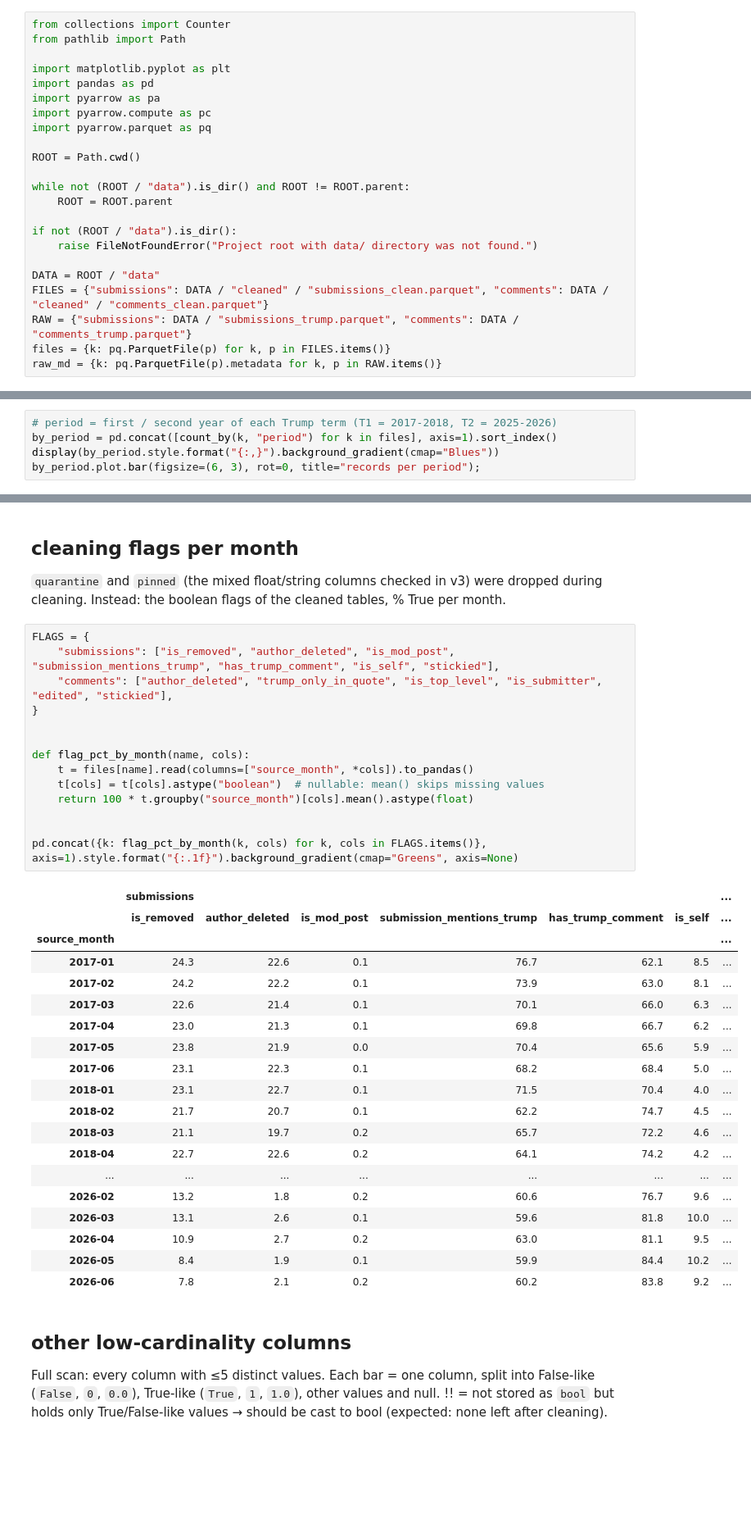
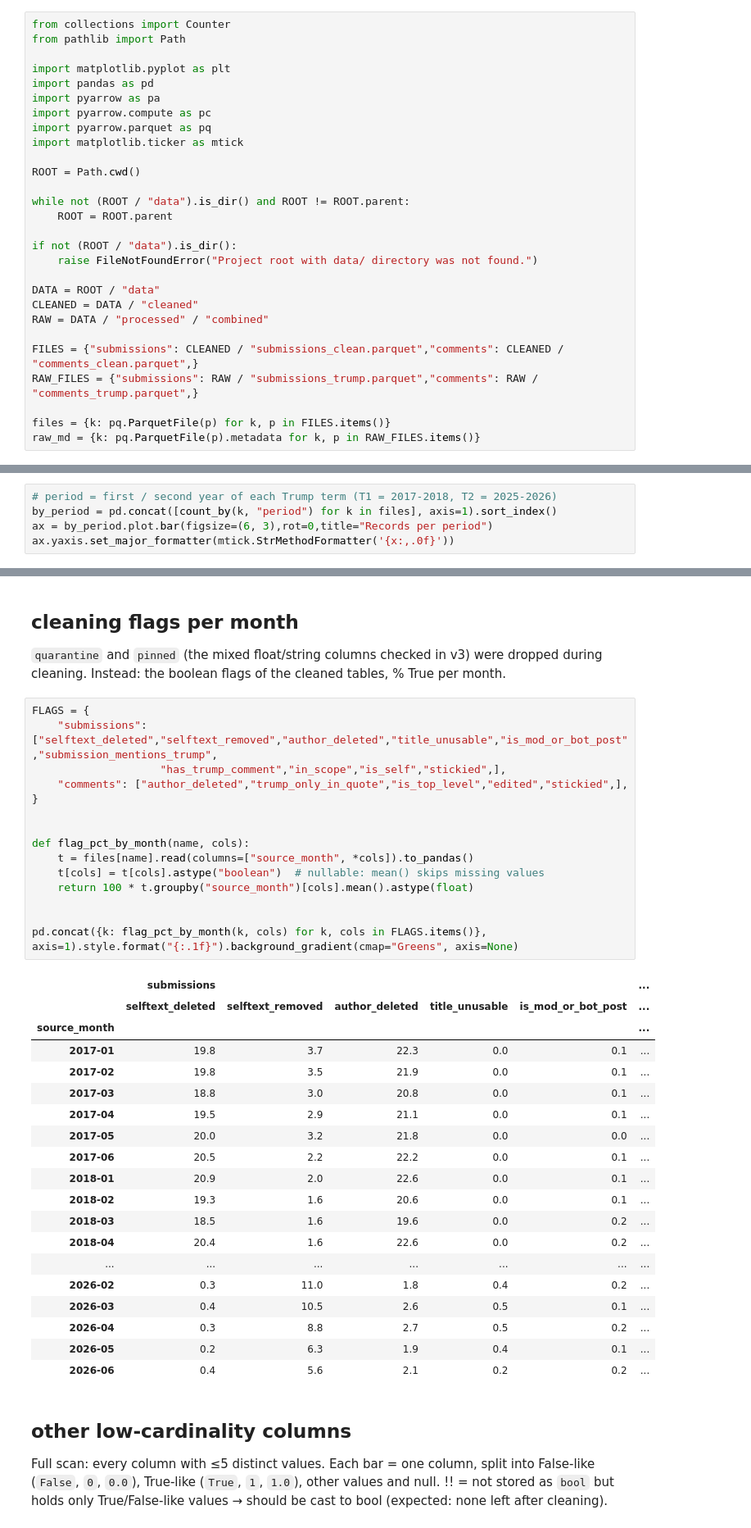
Before and after one commit to khorunzhaviktoriia/reddit_analysis_project, a Jupyter notebook: notebooks/supporting_analysis/reddit_cleaning_validation.ipynb, the cells around one changed output, grey strips where cells are left out. Shown at 82% size. Drawn from its saved outputs; the diff is of its cells as text; blank space fills up the shorter version.

```diff
--- a/notebooks/supporting_analysis/reddit_cleaning_validation.ipynb
+++ b/notebooks/supporting_analysis/reddit_cleaning_validation.ipynb
@@ -14,6 +13,7 @@ import pandas as pd
 import pyarrow as pa
 import pyarrow.compute as pc
 import pyarrow.parquet as pq
+import matplotlib.ticker as mtick
 
 ROOT = Path.cwd()
 
@@ -24,10 +24,14 @@ if not (ROOT / "data").is_dir():
     raise FileNotFoundError("Project root with data/ directory was not found.")
 
 DATA = ROOT / "data"
-FILES = {"submissions": DATA / "cleaned" / "submissions_clean.parquet", "comments": DATA / "cleaned" / "comments_clean.parquet"}
-RAW = {"submissions": DATA / "submissions_trump.parquet", "comments": DATA / "comments_trump.parquet"}
+CLEANED = DATA / "cleaned"
+RAW = DATA / "processed" / "combined"
+
+FILES = {"submissions": CLEANED / "submissions_clean.parquet","comments": CLEANED / "comments_clean.parquet",}
+RAW_FILES = {"submissions": RAW / "submissions_trump.parquet","comments": RAW / "comments_trump.parquet",}
+
 files = {k: pq.ParquetFile(p) for k, p in FILES.items()}
-raw_md = {k: pq.ParquetFile(p).metadata for k, p in RAW.items()}
+raw_md = {k: pq.ParquetFile(p).metadata for k, p in RAW_FILES.items()}
 # %% [markdown]
 ## size, rows, breakdown by type
 # %%
@@ -129,6 +131,6 @@ by_month.plot.bar(figsize=(9, 3), title="records per month");
 # %%
 # period = first / second year of each Trump term (T1 = 2017-2018, T2 = 2025-2026)
 by_period = pd.concat([count_by(k, "period") for k in files], axis=1).sort_index()
-display(by_period.style.format("{:,}").background_gradient(cmap="Blues"))
-by_period.plot.bar(figsize=(6, 3), rot=0, title="records per period");
+ax = by_period.plot.bar(figsize=(6, 3),rot=0,title="Records per period")
+ax.yaxis.set_major_formatter(mtick.StrMethodFormatter('{x:,.0f}'))
 # %% [output]
@@ -366,38 +365,39 @@ print("% of rows")
 Instead: the boolean flags of the cleaned tables, % True per month.
 # %%
 FLAGS = {
-    "submissions": ["is_removed", "author_deleted", "is_mod_post", "submission_mentions_trump", "has_trump_comment", "is_self", "stickied"],
-    "comments": ["author_deleted", "trump_only_in_quote", "is_top_level", "is_submitter", "edited", "stickied"],
+    "submissions": ["selftext_deleted","selftext_removed","author_deleted","title_unusable","is_mod_or_bot_post","submission_mentions_trump",
+                    "has_trump_comment","in_scope","is_self","stickied",],
+    "comments": ["author_deleted","trump_only_in_quote","is_top_level","edited","stickied",],
 }
 
 
 def flag_pct_by_month(name, cols):
     t = files[name].read(columns=["source_month", *cols]).to_pandas()
     t[cols] = t[cols].astype("boolean")  # nullable: mean() skips missing values
     return 100 * t.groupby("source_month")[cols].mean().astype(float)
 
 
 pd.concat({k: flag_pct_by_month(k, cols) for k, cols in FLAGS.items()}, axis=1).style.format("{:.1f}").background_gradient(cmap="Greens", axis=None)
 # %% [output]
-|  | submissions |  |  |  |  |  | ... |
-|  | is_removed | author_deleted | is_mod_post | submission_mentions_trump | has_trump_comment | is_self | ... |
-| source_month |  |  |  |  |  |  | ... |
-| 2017-01 | 24.3 | 22.6 | 0.1 | 76.7 | 62.1 | 8.5 | ... |
-| 2017-02 | 24.2 | 22.2 | 0.1 | 73.9 | 63.0 | 8.1 | ... |
-| 2017-03 | 22.6 | 21.4 | 0.1 | 70.1 | 66.0 | 6.3 | ... |
-| 2017-04 | 23.0 | 21.3 | 0.1 | 69.8 | 66.7 | 6.2 | ... |
-| 2017-05 | 23.8 | 21.9 | 0.0 | 70.4 | 65.6 | 5.9 | ... |
-| 2017-06 | 23.1 | 22.3 | 0.1 | 68.2 | 68.4 | 5.0 | ... |
-| 2018-01 | 23.1 | 22.7 | 0.1 | 71.5 | 70.4 | 4.0 | ... |
-| 2018-02 | 21.7 | 20.7 | 0.1 | 62.2 | 74.7 | 4.5 | ... |
-| 2018-03 | 21.1 | 19.7 | 0.2 | 65.7 | 72.2 | 4.6 | ... |
-| 2018-04 | 22.7 | 22.6 | 0.2 | 64.1 | 74.2 | 4.2 | ... |
-| ... | ... | ... | ... | ... | ... | ... | ... |
-| 2026-02 | 13.2 | 1.8 | 0.2 | 60.6 | 76.7 | 9.6 | ... |
-| 2026-03 | 13.1 | 2.6 | 0.1 | 59.6 | 81.8 | 10.0 | ... |
-| 2026-04 | 10.9 | 2.7 | 0.2 | 63.0 | 81.1 | 9.5 | ... |
-| 2026-05 | 8.4 | 1.9 | 0.1 | 59.9 | 84.4 | 10.2 | ... |
-| 2026-06 | 7.8 | 2.1 | 0.2 | 60.2 | 83.8 | 9.2 | ... |
+|  | submissions |  |  |  |  | ... |
+|  | selftext_deleted | selftext_removed | author_deleted | title_unusable | is_mod_or_bot_post | ... |
+| source_month |  |  |  |  |  | ... |
+| 2017-01 | 19.8 | 3.7 | 22.3 | 0.0 | 0.1 | ... |
+| 2017-02 | 19.8 | 3.5 | 21.9 | 0.0 | 0.1 | ... |
+| 2017-03 | 18.8 | 3.0 | 20.8 | 0.0 | 0.1 | ... |
+| 2017-04 | 19.5 | 2.9 | 21.1 | 0.0 | 0.1 | ... |
+| 2017-05 | 20.0 | 3.2 | 21.8 | 0.0 | 0.0 | ... |
+| 2017-06 | 20.5 | 2.2 | 22.2 | 0.0 | 0.1 | ... |
+| 2018-01 | 20.9 | 2.0 | 22.6 | 0.0 | 0.1 | ... |
+| 2018-02 | 19.3 | 1.6 | 20.6 | 0.0 | 0.1 | ... |
+| 2018-03 | 18.5 | 1.6 | 19.6 | 0.0 | 0.2 | ... |
+| 2018-04 | 20.4 | 1.6 | 22.6 | 0.0 | 0.2 | ... |
+| ... | ... | ... | ... | ... | ... | ... |
+| 2026-02 | 0.3 | 11.0 | 1.8 | 0.4 | 0.2 | ... |
+| 2026-03 | 0.4 | 10.5 | 2.6 | 0.5 | 0.1 | ... |
+| 2026-04 | 0.3 | 8.8 | 2.7 | 0.5 | 0.2 | ... |
+| 2026-05 | 0.2 | 6.3 | 1.9 | 0.4 | 0.1 | ... |
+| 2026-06 | 0.4 | 5.6 | 2.1 | 0.2 | 0.2 | ... |
 # %% [markdown]
 ## other low-cardinality columns
 
```
Also changed, not shown: parts of 25 cells of this notebook.
